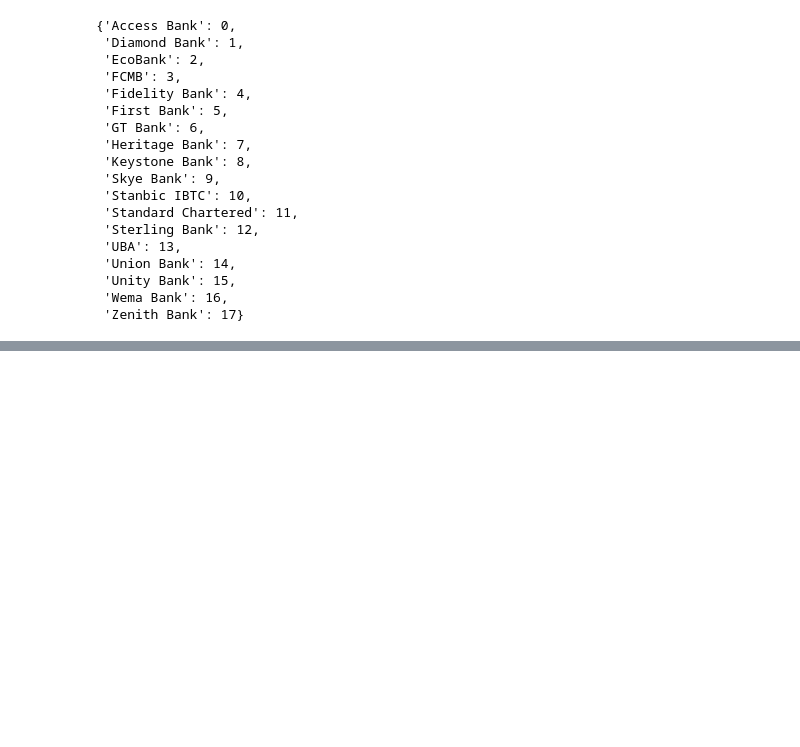
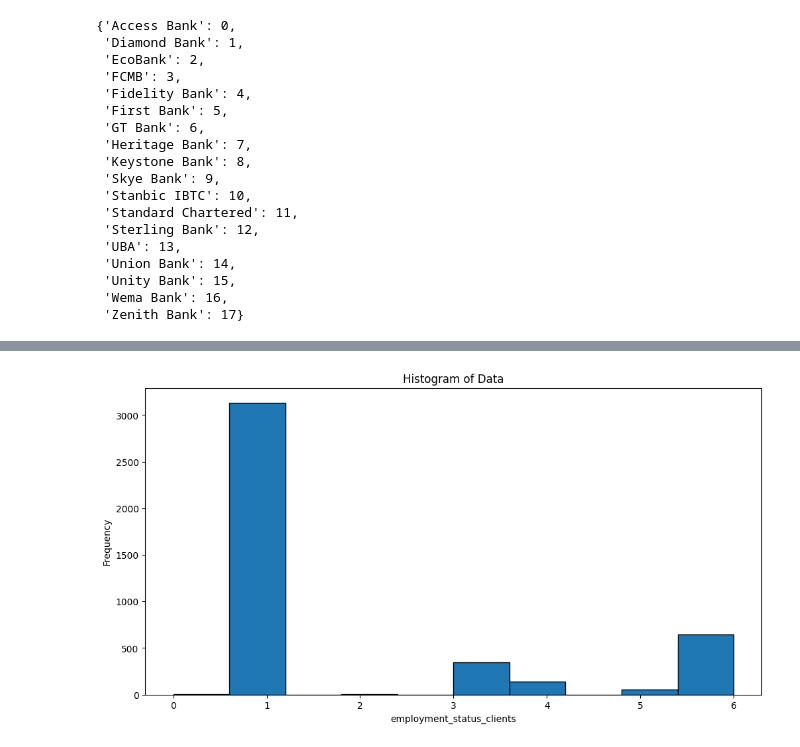
Before and after one commit to Group-10-Refactory-Capstone/Group10RefactoryCapstone, a Jupyter notebook: exploratory_data_analysis_julian.ipynb, the cells around one changed output, grey strips where cells are left out. Drawn from its saved outputs; the diff is of its cells as text; code cells hidden in the pictures; blank space fills up the shorter version.

```diff
--- a/exploratory_data_analysis_julian.ipynb
+++ b/exploratory_data_analysis_julian.ipynb
@@ -260,0 +259,8 @@ sns.countplot(x='employment_status_clients',data=unencoded)
+# %%
+plt.hist(unencoded['employment_status_clients'],edgecolor='black')
+plt.title('Histogram of Data')
+plt.xlabel('employment_status_clients')
+plt.ylabel('Frequency')
+plt.show()
+# %% [output]
+[figure, added]
```
Also changed, not shown: parts of 6 cells of this notebook.
